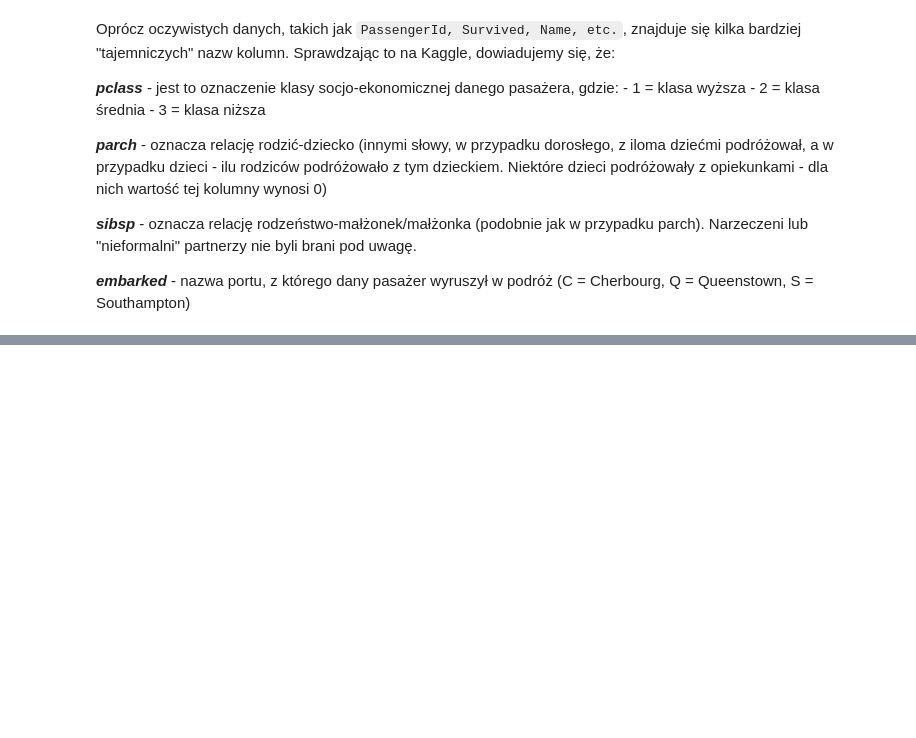
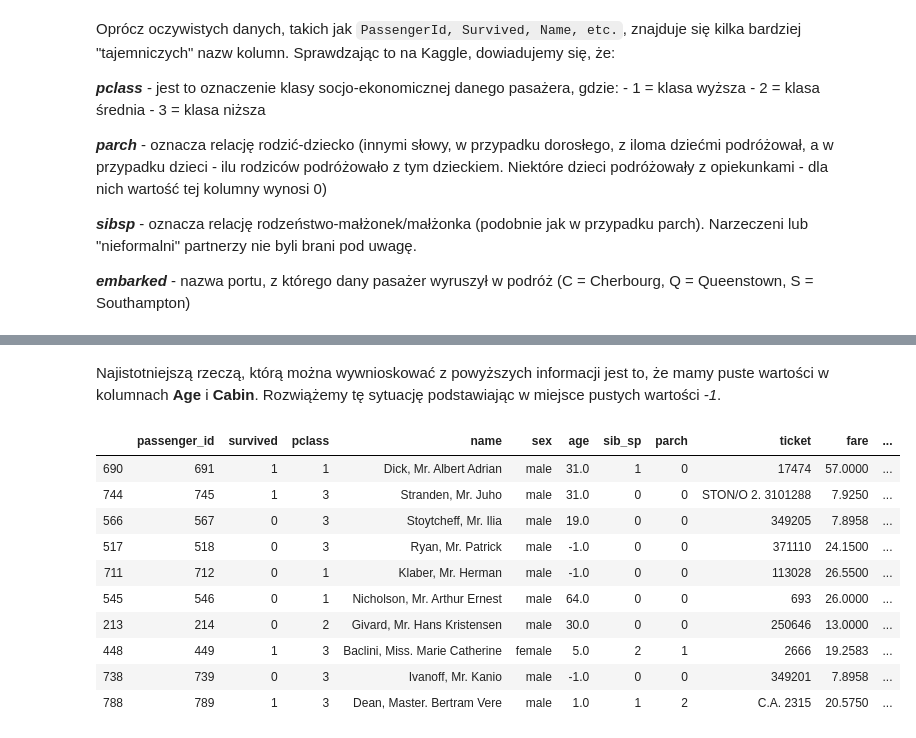
Before and after one commit to marcinsola/titanic-dataset, a Jupyter notebook: Titanic.ipynb, the cells around one changed output, grey strips where cells are left out. Saved outputs shown, nothing was run; the diff lists cells and outputs as text; code cells hidden in the pictures; blank space fills up the shorter version.

```diff
--- a/Titanic.ipynb
+++ b/Titanic.ipynb
@@ -45,0 +80,17 @@ Oprócz oczywistych danych, takich jak `PassengerId, Survived, Name, etc.`, znaj
+# %% [markdown]
+Najistotniejszą rzeczą, którą można wywnioskować z powyższych informacji jest to, że mamy puste wartości w kolumnach **Age** i **Cabin**. Rozwiążemy tę sytuację podstawiając w miejsce pustych wartości *-1*.
+# %%
+train.fillna(-1, inplace=True)
+train.sample(10)
+# %% [output]
+|  | passenger_id | survived | pclass | name | sex | age | sib_sp | parch | ticket | fare | ... |
+| 690 | 691 | 1 | 1 | Dick, Mr. Albert Adrian | male | 31.0 | 1 | 0 | 17474 | 57.0000 | ... |
+| 744 | 745 | 1 | 3 | Stranden, Mr. Juho | male | 31.0 | 0 | 0 | STON/O 2. 3101288 | 7.9250 | ... |
+| 566 | 567 | 0 | 3 | Stoytcheff, Mr. Ilia | male | 19.0 | 0 | 0 | 349205 | 7.8958 | ... |
+| 517 | 518 | 0 | 3 | Ryan, Mr. Patrick | male | -1.0 | 0 | 0 | 371110 | 24.1500 | ... |
+| 711 | 712 | 0 | 1 | Klaber, Mr. Herman | male | -1.0 | 0 | 0 | 113028 | 26.5500 | ... |
+| 545 | 546 | 0 | 1 | Nicholson, Mr. Arthur Ernest | male | 64.0 | 0 | 0 | 693 | 26.0000 | ... |
+| 213 | 214 | 0 | 2 | Givard, Mr. Hans Kristensen | male | 30.0 | 0 | 0 | 250646 | 13.0000 | ... |
+| 448 | 449 | 1 | 3 | Baclini, Miss. Marie Catherine | female | 5.0 | 2 | 1 | 2666 | 19.2583 | ... |
+| 738 | 739 | 0 | 3 | Ivanoff, Mr. Kanio | male | -1.0 | 0 | 0 | 349201 | 7.8958 | ... |
+| 788 | 789 | 1 | 3 | Dean, Master. Bertram Vere | male | 1.0 | 1 | 2 | C.A. 2315 | 20.5750 | ... |
```
Also changed, not shown: parts of 12 cells of this notebook.
